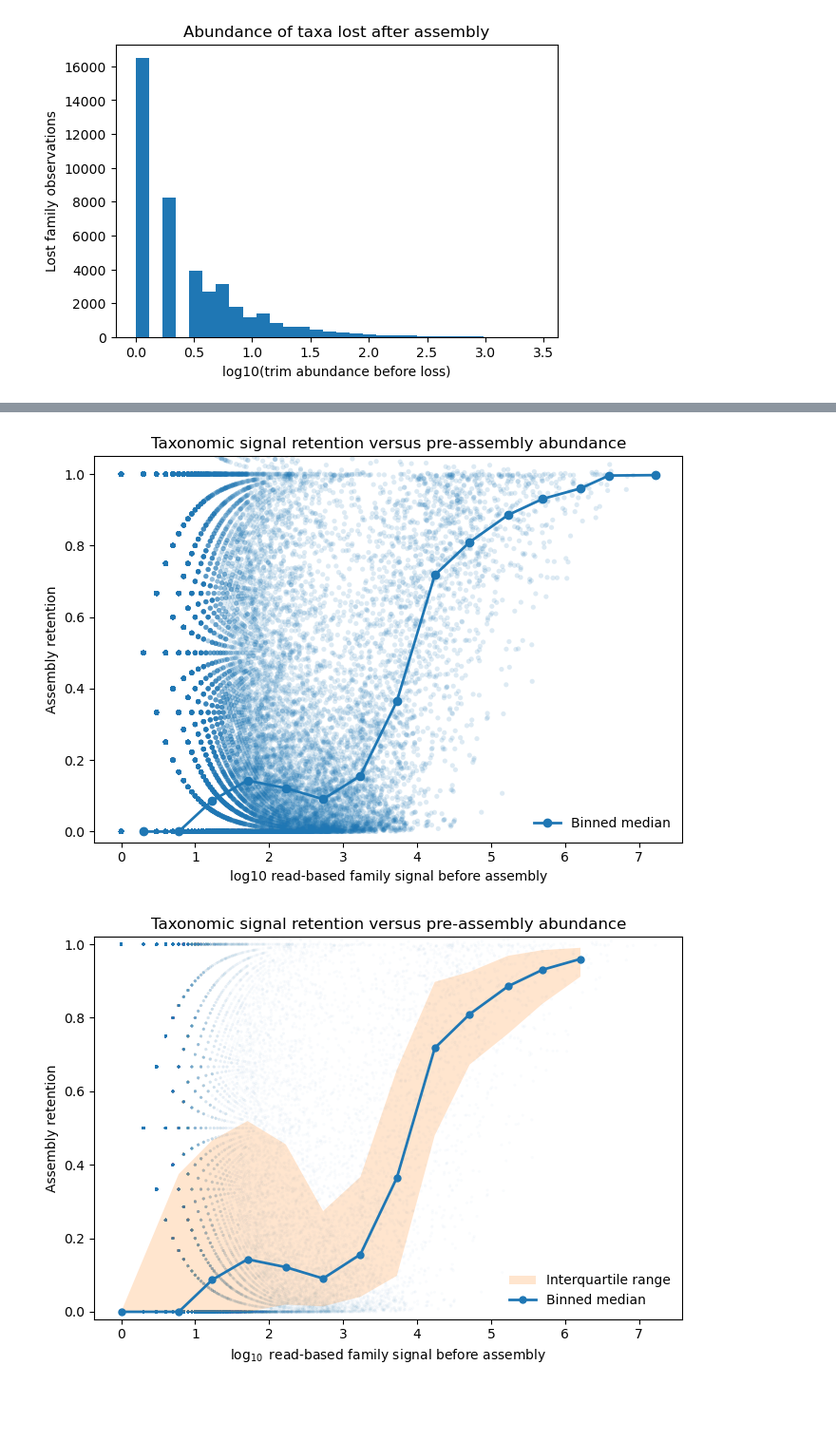
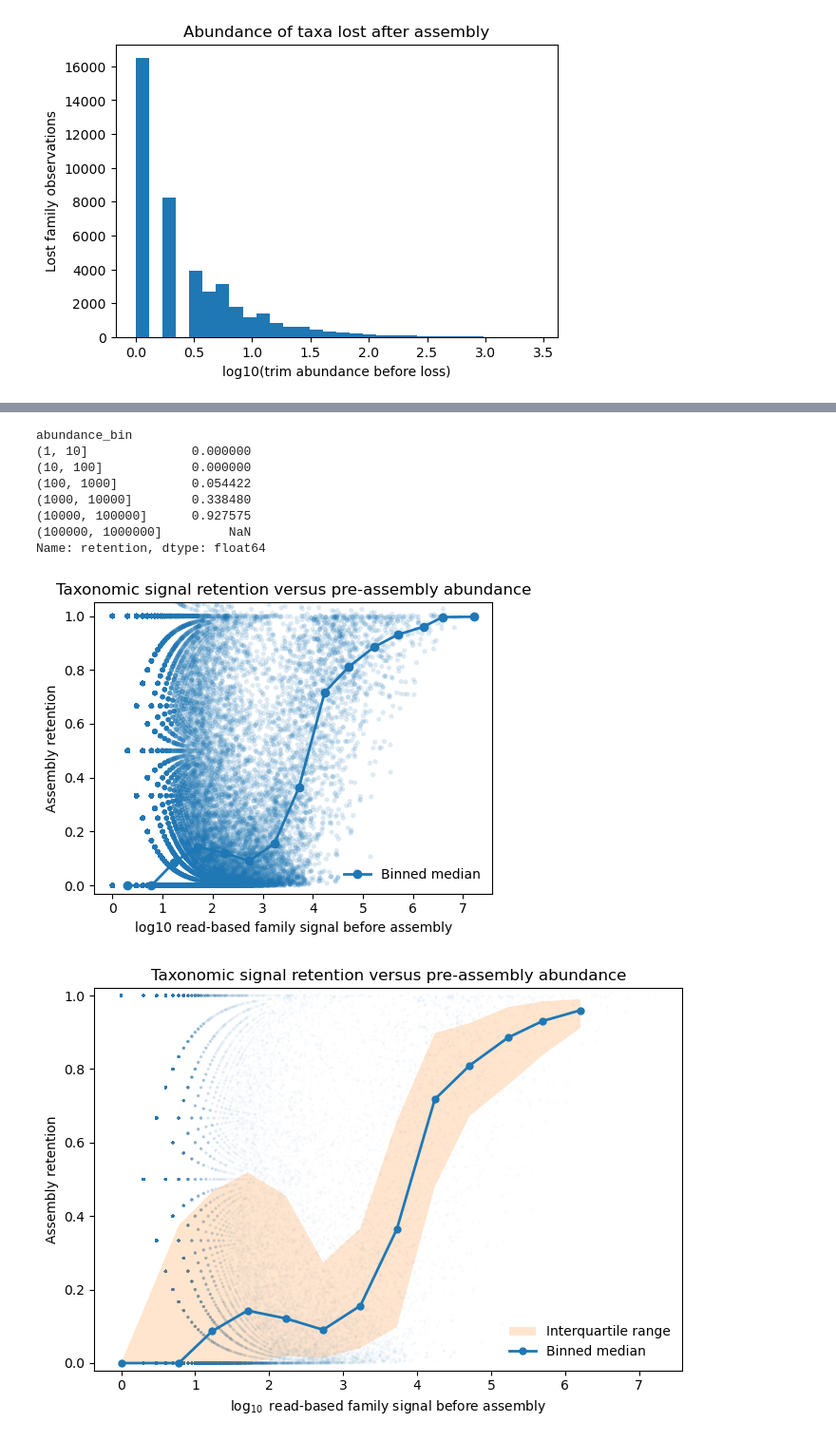
Before and after one commit to jeanzzhao/assembly, a Jupyter notebook: tax/summarize_taxo_loss.ipynb, the cells around one changed output, grey strips where cells are left out. Shown at 95% size. Drawn from its saved outputs; the diff is of its cells as text; code cells hidden in the pictures; blank space fills up the shorter version.

Commit message:
Add taxonomic retention analysis scripts

```diff
--- a/tax/summarize_taxo_loss.ipynb
+++ b/tax/summarize_taxo_loss.ipynb
@@ -607,3 +651,19 @@ plt.show()
+# %%
+plot_df["abundance_bin"] = pd.cut(
+    plot_df["trim"],
+    bins=[1,10,100,1000,10000,100000,1000000]
+)
+
+plot_df.groupby("abundance_bin")["retention"].median()
+# %% [output]
+abundance_bin
+(1, 10]              0.000000
+(10, 100]            0.000000
+(100, 1000]          0.054422
+(1000, 10000]        0.338480
+(10000, 100000]      0.927575
+(100000, 1000000]         NaN
+Name: retention, dtype: float64
 # %%
 import numpy as np
 import pandas as pd
@@ -634,35 +694,35 @@ binned = (
         x=("log10_trim", "median")
     )
     .reset_index()
 )
 
-plt.figure(figsize=(7, 5))
+plt.figure(figsize=(5, 4))
 
 plt.scatter(
     plot_df["log10_trim"],
     plot_df["retention"],
     s=14,
     alpha=0.15,
     edgecolors="none"
 )
 
 plt.plot(
     binned["x"],
     binned["median_retention"],
     marker="o",
     linewidth=2,
     label="Binned median"
 )
 
 plt.xlabel("log10 read-based family signal before assembly")
 plt.ylabel("Assembly retention")
 plt.title("Taxonomic signal retention versus pre-assembly abundance")
 plt.ylim(-0.03, 1.05)
 plt.legend(frameon=False)
 plt.tight_layout()
 plt.show()
 # %% [output]
-[figure, old version]
+[figure, new version]
 # %%
 import numpy as np
 import pandas as pd
```
Also changed, not shown: parts of 20 cells of this notebook, 1 other file.
